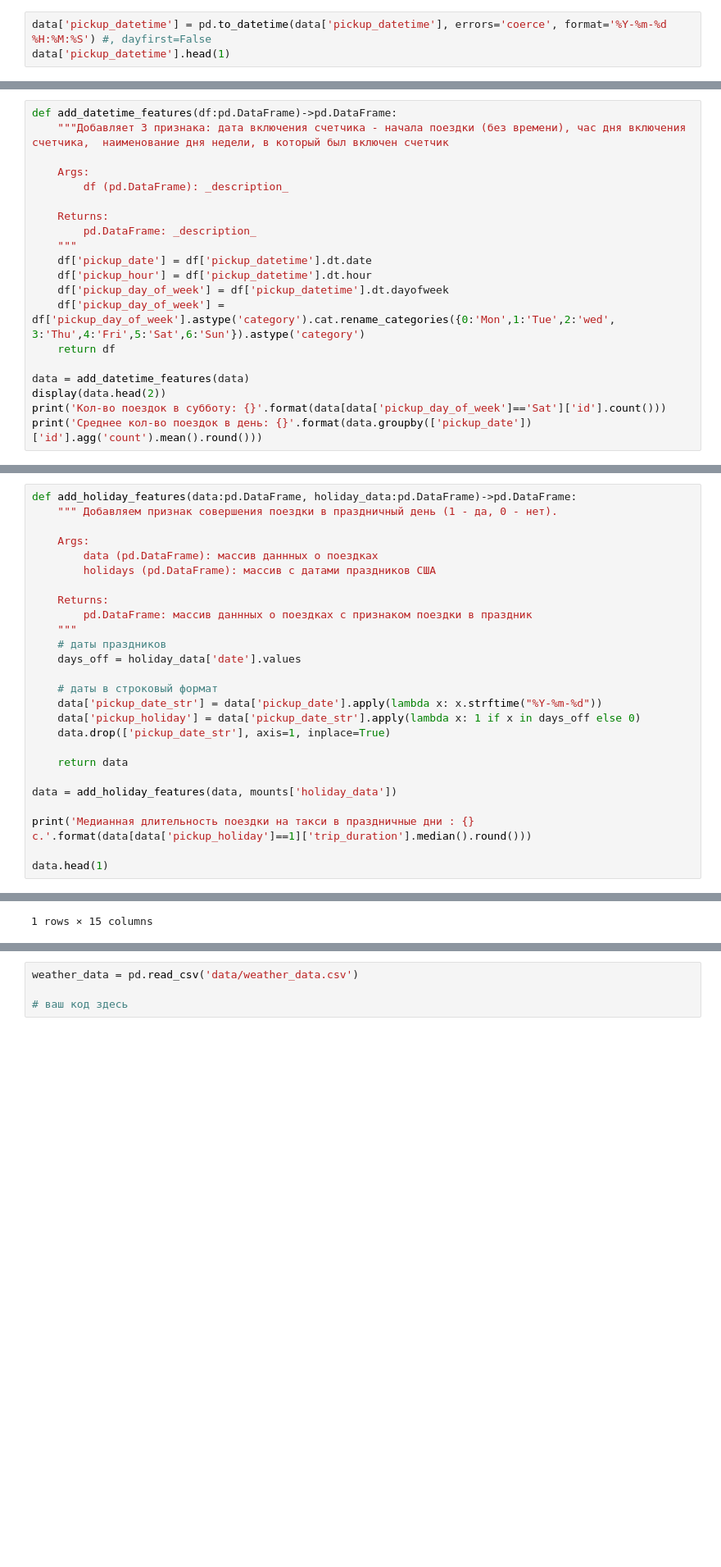
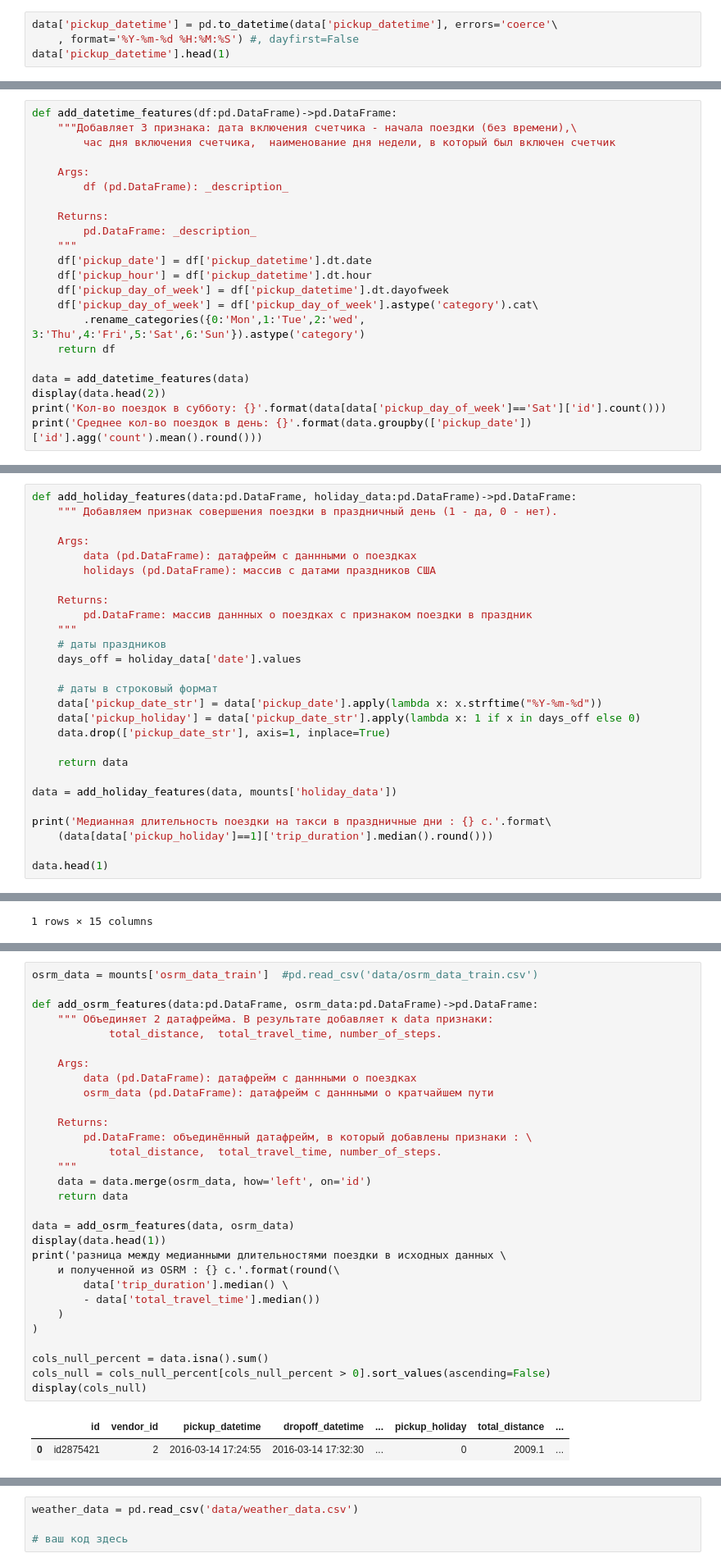
Before and after one commit to Alex1iv/Trip_optimization, a Jupyter notebook: notebooks/Project-5.ipynb, the cells around one changed output, grey strips where cells are left out. Shown at 82% size. Cells and saved outputs as stored; diff of their text form; blank space fills up the shorter version.

```diff
--- a/notebooks/Project-5.ipynb
+++ b/notebooks/Project-5.ipynb
@@ -155,7 +167,8 @@ data.describe().round(1)
 
 Определите временные рамки (без учета времени), за которые представлены данные.
 # %%
-data['pickup_datetime'] = pd.to_datetime(data['pickup_datetime'], errors='coerce', format='%Y-%m-%d %H:%M:%S') #, dayfirst=False
+data['pickup_datetime'] = pd.to_datetime(data['pickup_datetime'], errors='coerce'\
+    , format='%Y-%m-%d %H:%M:%S') #, dayfirst=False
 data['pickup_datetime'].head(1)
 # %% [output]
 0   2016-03-14 17:24:55
@@ -222,7 +232,8 @@ Cредняя и медианная длительность поездки: 959
 б) Сколько поездок в среднем совершается в день? Ответ округлите до целого
 # %%
 def add_datetime_features(df:pd.DataFrame)->pd.DataFrame:
-    """Добавляет 3 признака: дата включения счетчика - начала поездки (без времени), час дня включения счетчика,  наименование дня недели, в который был включен счетчик
+    """Добавляет 3 признака: дата включения счетчика - начала поездки (без времени),\
+        час дня включения счетчика,  наименование дня недели, в который был включен счетчик
 
     Args:
         df (pd.DataFrame): _description_
@@ -233,7 +244,8 @@ def add_datetime_features(df:pd.DataFrame)->pd.DataFrame:
     df['pickup_date'] = df['pickup_datetime'].dt.date
     df['pickup_hour'] = df['pickup_datetime'].dt.hour
     df['pickup_day_of_week'] = df['pickup_datetime'].dt.dayofweek
-    df['pickup_day_of_week'] = df['pickup_day_of_week'].astype('category').cat.rename_categories({0:'Mon',1:'Tue',2:'wed', 3:'Thu',4:'Fri',5:'Sat',6:'Sun'}).astype('category')
+    df['pickup_day_of_week'] = df['pickup_day_of_week'].astype('category').cat\
+        .rename_categories({0:'Mon',1:'Tue',2:'wed', 3:'Thu',4:'Fri',5:'Sat',6:'Sun'}).astype('category')
     return df
 
 data = add_datetime_features(data)
@@ -261,7 +273,7 @@ def add_holiday_features(data:pd.DataFrame, holiday_data:pd.DataFrame)->pd.DataF
     """ Добавляем признак совершения поездки в праздничный день (1 - да, 0 - нет).
 
     Args:
-        data (pd.DataFrame): массив даннных о поездках
+        data (pd.DataFrame): датафрейм с даннными о поездках
         holidays (pd.DataFrame): массив с датами праздников США
 
     Returns:
@@ -279,7 +291,8 @@ def add_holiday_features(data:pd.DataFrame, holiday_data:pd.DataFrame)->pd.DataF
 
 data = add_holiday_features(data, mounts['holiday_data'])
 
-print('Медианная длительность поездки на такси в праздничные дни : {} c.'.format(data[data['pickup_holiday']==1]['trip_duration'].median().round()))
+print('Медианная длительность поездки на такси в праздничные дни : {} c.'.format\
+    (data[data['pickup_holiday']==1]['trip_duration'].median().round()))
 
 data.head(1)
 # %% [output]
@@ -310,0 +319,33 @@ FileNotFoundError: [Errno 2] No such file or directory: 'data/osrm_data_train.cs
+# %%
+osrm_data = mounts['osrm_data_train']  #pd.read_csv('data/osrm_data_train.csv')
+
+def add_osrm_features(data:pd.DataFrame, osrm_data:pd.DataFrame)->pd.DataFrame:
+    """ Объединяет 2 датафрейма. В результате добавляет к data признаки:
+            total_distance,  total_travel_time, number_of_steps.
+
+    Args:
+        data (pd.DataFrame): датафрейм с даннными о поездках
+        osrm_data (pd.DataFrame): датафрейм с даннными о кратчайшем пути
+
+    Returns:
+        pd.DataFrame: объединённый датафрейм, в который добавлены признаки : \
+            total_distance,  total_travel_time, number_of_steps.
+    """
+    data = data.merge(osrm_data, how='left', on='id')
+    return data
+
+data = add_osrm_features(data, osrm_data)
+display(data.head(1))
+print('разница между медианными длительностями поездки в исходных данных \
+    и полученной из OSRM : {} с.'.format(round(\
+        data['trip_duration'].median() \
+        - data['total_travel_time'].median())
+    )
+)
+
+cols_null_percent = data.isna().sum()
+cols_null = cols_null_percent[cols_null_percent > 0].sort_values(ascending=False)
+display(cols_null)
+# %% [output]
+|  | id | vendor_id | pickup_datetime | dropoff_datetime | ... | pickup_holiday | total_distance | ... |
+| 0 | id2875421 | 2 | 2016-03-14 17:24:55 | 2016-03-14 17:32:30 | ... | 0 | 2009.1 | ... |
```
Also changed, not shown: parts of 11 cells of this notebook.
